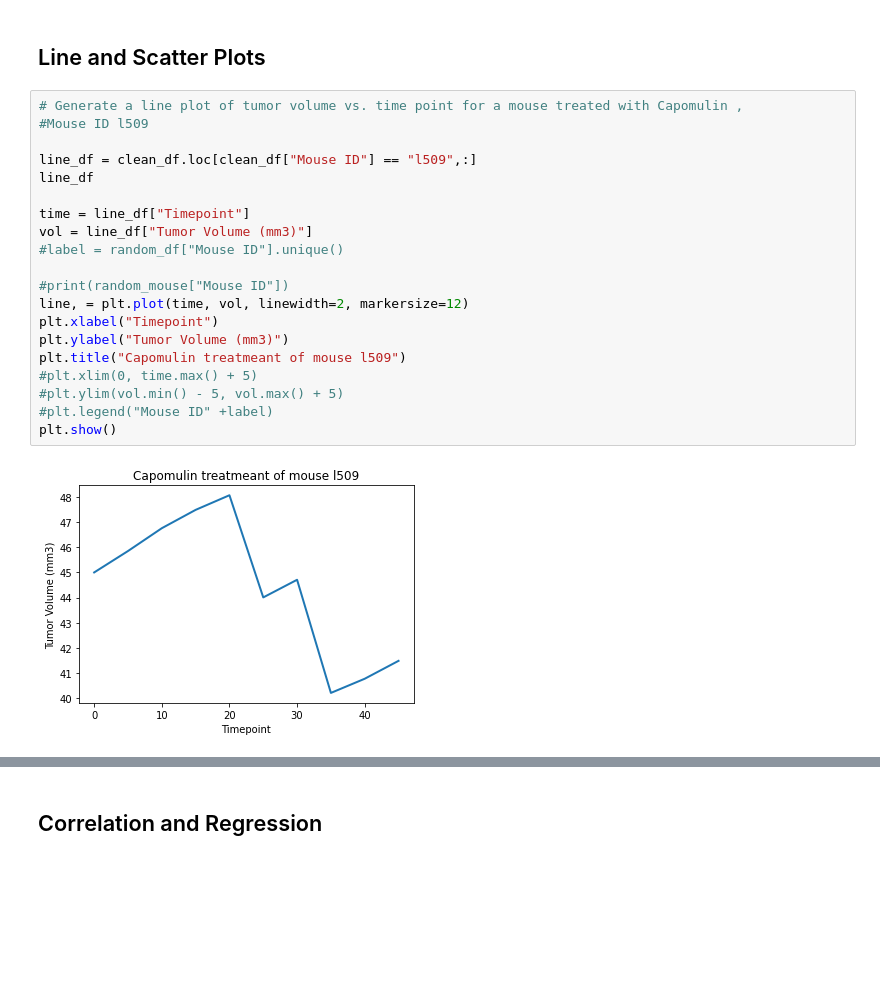
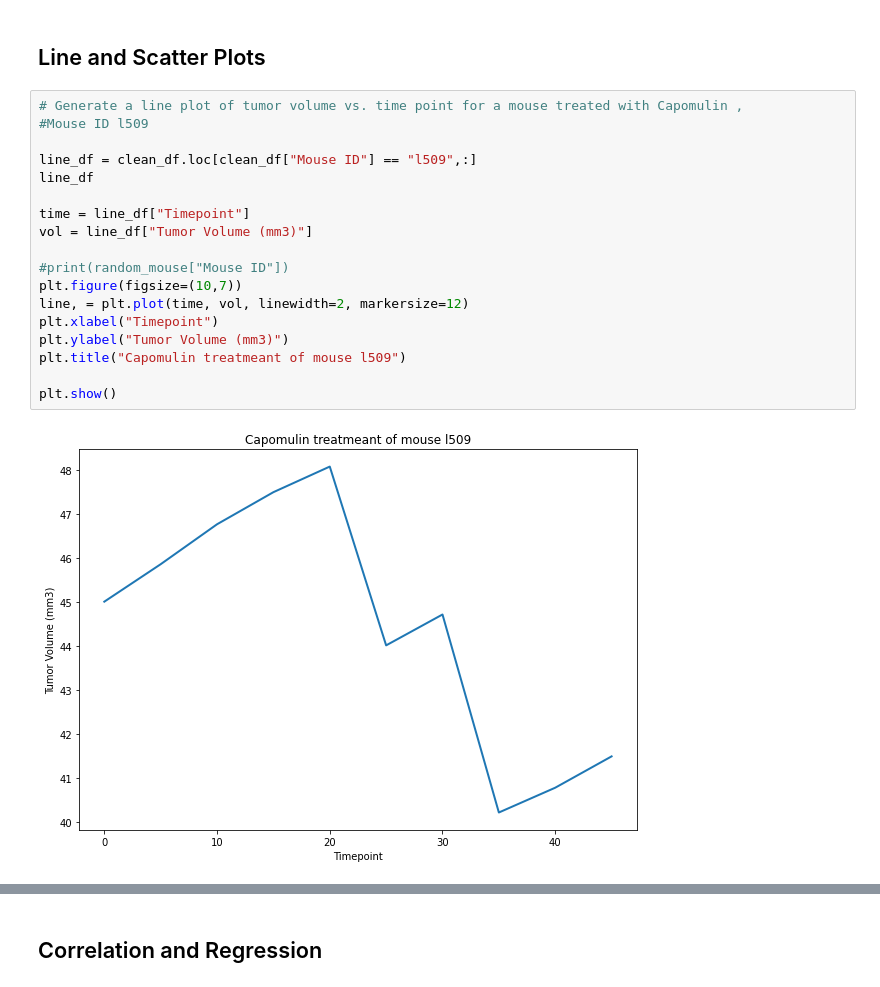
Before and after one commit to hanydief/Pymaceuticals-NumPy_Matplotlib_Challenge, a Jupyter notebook: pymaceuticals_starter.ipynb, the cells around one changed output, grey strips where cells are left out. Drawn from its saved outputs; the diff is of its cells as text; blank space fills up the shorter version.

```diff
--- a/pymaceuticals_starter.ipynb
+++ b/pymaceuticals_starter.ipynb
@@ -295,25 +336,23 @@ plt.show()
 # %%
 # Generate a line plot of tumor volume vs. time point for a mouse treated with Capomulin ,
 #Mouse ID l509
 
 line_df = clean_df.loc[clean_df["Mouse ID"] == "l509",:]
 line_df
 
 time = line_df["Timepoint"]
 vol = line_df["Tumor Volume (mm3)"]
-#label = random_df["Mouse ID"].unique()
 
 #print(random_mouse["Mouse ID"])
+plt.figure(figsize=(10,7))
 line, = plt.plot(time, vol, linewidth=2, markersize=12)
 plt.xlabel("Timepoint")
 plt.ylabel("Tumor Volume (mm3)")
 plt.title("Capomulin treatmeant of mouse l509")
-#plt.xlim(0, time.max() + 5)
-#plt.ylim(vol.min() - 5, vol.max() + 5)
-#plt.legend("Mouse ID" +label)
+
 plt.show()
 # %% [output]
-[figure, old version]
+[figure, new version]
 # %%
 # Generate a scatter plot of average tumor volume vs. mouse weight for the Capomulin regimen
 
```
Also changed, not shown: parts of 13 cells of this notebook, 1 other file.
